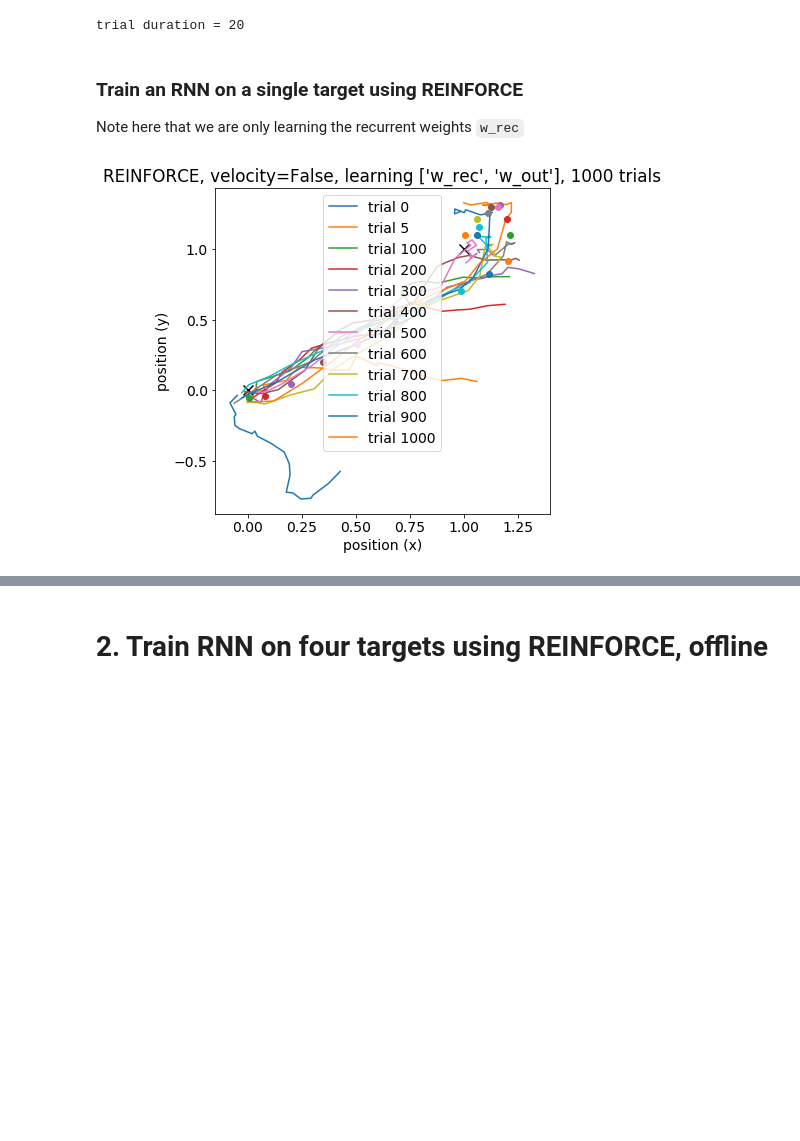
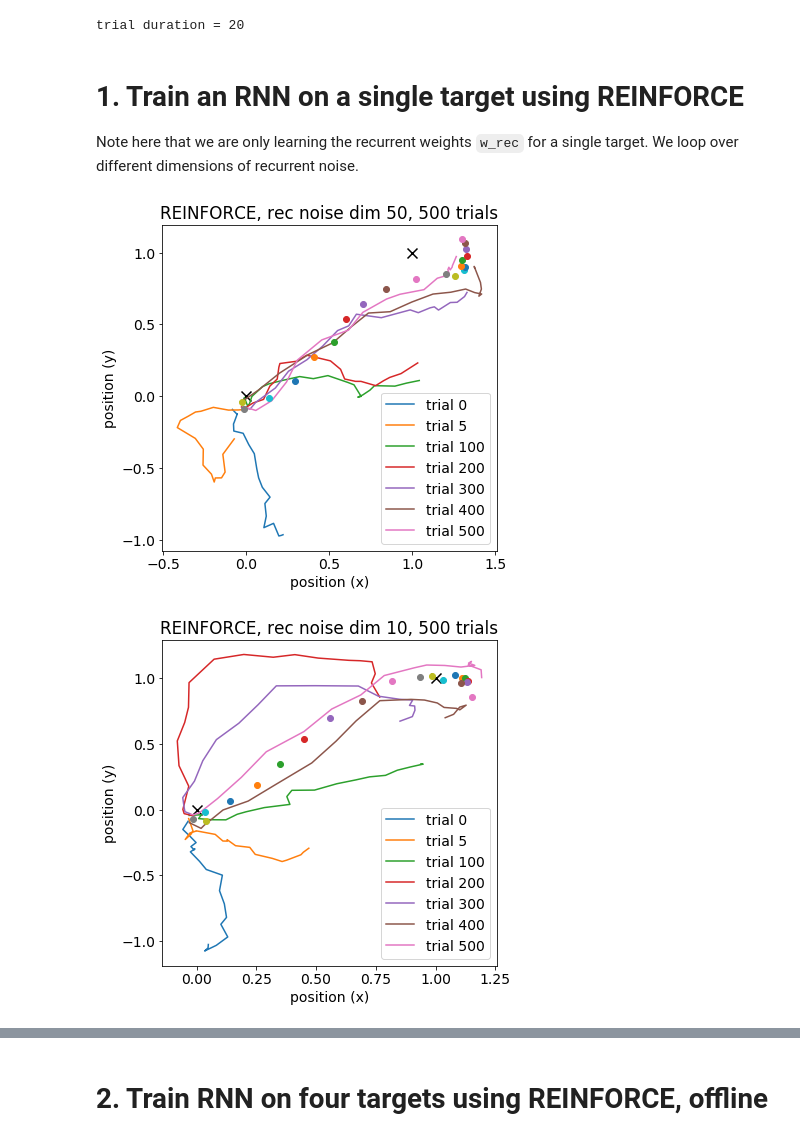
Before and after one commit to jacobfulano/rnn-learning, a Jupyter notebook: examples/REINFORCE/Example-NonIsotropicNoise.ipynb, the cells around one changed output, grey strips where cells are left out. Drawn from its saved outputs; the diff is of its cells as text; code cells hidden in the pictures; blank space fills up the shorter version.

Commit message:
Allow nonisotropic noise in RNN recurrent weights

```diff
--- a/examples/REINFORCE/Example-NonIsotropicNoise.ipynb
+++ b/examples/REINFORCE/Example-NonIsotropicNoise.ipynb
@@ -190,57 +199,53 @@ print('trial duration =',task.trial_duration)
 [figure]
 trial duration = 20
 # %% [markdown]
-### Train an RNN on a single target using REINFORCE
+# 1. Train an RNN on a single target using REINFORCE
 
-Note here that we are only learning the recurrent weights `w_rec`
+Note here that we are only learning the recurrent weights `w_rec` for a single target. We loop over different dimensions of recurrent noise.
 # %%
 
-# Set RNN Parameters
-params = RNNparams(n_in=1,n_rec=50,n_out=2,tau_rec=5,
-               eta_in=0.1,eta_rec=0.5,eta_out=0.1,
-               sig_in=0.01,sig_rec=0.1,sig_out=0.01,
-               velocity_transform=False,
-               rng=np.random.RandomState(0))
+for sig_rec_dim in [50,10,1]:
+    # Set RNN Parameters
+    params = RNNparams(n_in=1,n_rec=50,n_out=2,tau_rec=5,
+                   eta_in=0.1,eta_rec=0.5,eta_out=0.1,
+                   sig_in=0.01,sig_rec=0.1,sig_out=0.01,
+                   velocity_transform=False,sig_rec_dim=sig_rec_dim,
+                   rng=np.random.RandomState(0))
 
-# Initialize RNN
-net = RNN(params)
+    # Initialize RNN
+    net = RNN(params)
 
-task = Task(x_in=x_pulse1,y_target=np.asarray([[1],[1]]),y_teaching_signal=y_teaching_signal)
+    task = Task(x_in=x_pulse1,y_target=np.asarray([[1],[1]]),y_teaching_signal=y_teaching_signal)
 
-# initialize simulation
-sim = Simulation(net)
+    # initialize simulation
+    sim = Simulation(net)
 
-""" Instantiate learning algorithm """
-# Specify particular matrix/unit to apply algorithm
-reinforce = REINFORCE(net,apply_to=['w_rec'],online=False,tau_reward=5)
-rflo = RFLO(net,apply_to=['w_rec','w_out'])
+    """ Instantiate learning algorithm """
+    # Specify particular matrix/unit to apply algorithm
+    reinforce = REINFORCE(net,apply_to=['w_rec'],online=False,tau_reward=5)
 
-plt.figure(figsize=(6,6))
+    plt.figure(figsize=(6,6))
 
-for i in range(1001):
+    for i in tqdm(range(501)):
 
-    if i < 1:
-        sim.run_trial(task,learn_alg=[rflo],probe_types=['h','y_out','pos'],train=True)
-        #plt.plot(sim.probes['pos'].squeeze()[:,0],sim.probes['pos'].squeeze()[:,1],label='trial {}'.format(i))
-
-    else:
         sim.run_trial(task,learn_alg=[reinforce],probe_types=['h','y_out','pos'],train=True)
 
-    if i % 100 == 0 or i == 5:
-        plt.plot(sim.probes['pos'].squeeze()[:,0],sim.probes['pos'].squeeze()[:,1],label='trial {}'.format(i))
+        if i % 100 == 0 or i == 5:
+            plt.plot(sim.probes['pos'].squeeze()[:,0],sim.probes['pos'].squeeze()[:,1],label='trial {}'.format(i))
 
-sim.run_trial(task,probe_types=['h','pos'],train=False)
+    sim.run_trial(task,probe_types=['h','pos'],train=False)
 
 
-plt.plot([sim.probes['pos'].squeeze()[:,0]],[sim.probes['pos'].squeeze()[:,1]],'o')
-plt.title('REINFORCE, velocity={}, learning {}, {} trials'.format(net.velocity_transform,rflo.apply_to,i))
-plt.scatter(task.y_target[0,:],task.y_target[1,:],s=100,marker='x',color='k')
-plt.scatter(0,0,s=100,marker='x',color='k')
-# plt.xlim(-1.5,1.5)
-# plt.ylim(-1.5,1.5)
-plt.xlabel('position (x)')
-plt.ylabel('position (y)')
-plt.legend()
-plt.show()
+    plt.plot([sim.probes['pos'].squeeze()[:,0]],[sim.probes['pos'].squeeze()[:,1]],'o')
+    plt.title('REINFORCE, rec noise dim {}, {} trials'.format(sig_rec_dim,i))
+    plt.scatter(task.y_target[0,:],task.y_target[1,:],s=100,marker='x',color='k')
+    plt.scatter(0,0,s=100,marker='x',color='k')
+    # plt.xlim(-1.5,1.5)
+    # plt.ylim(-1.5,1.5)
+    plt.xlabel('position (x)')
+    plt.ylabel('position (y)')
+    plt.legend()
+    plt.show()
 # %% [output]
-[figure, old version]
+[figure, new version]
+[figure, added]
```
Also changed, not shown: parts of 18 cells of this notebook, 1 other file.
